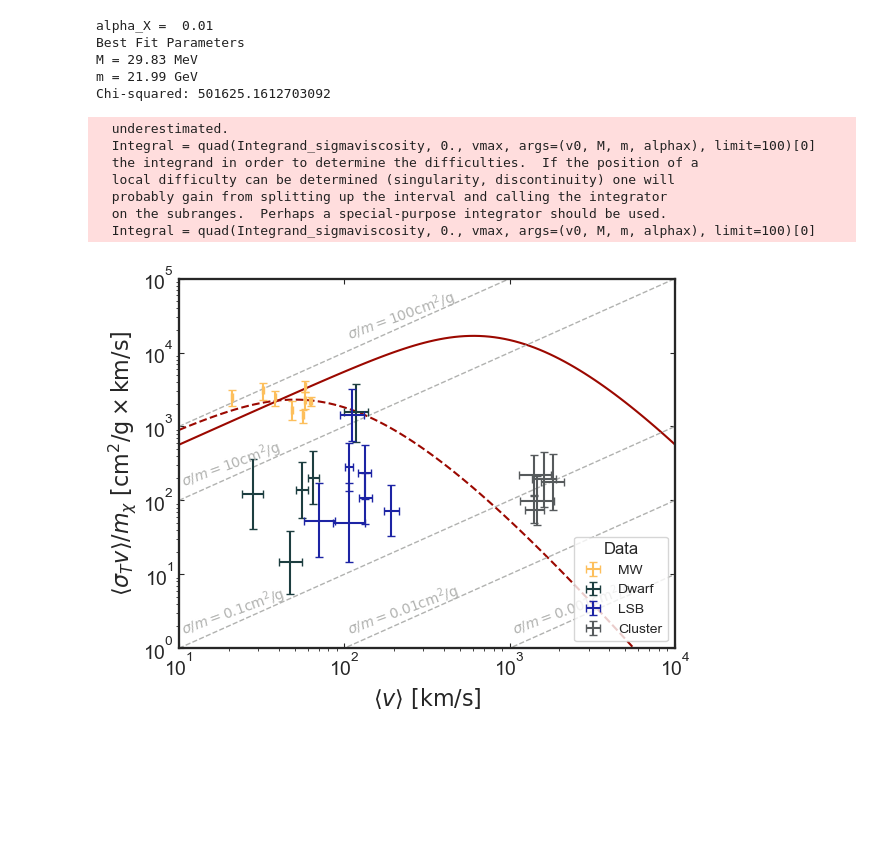
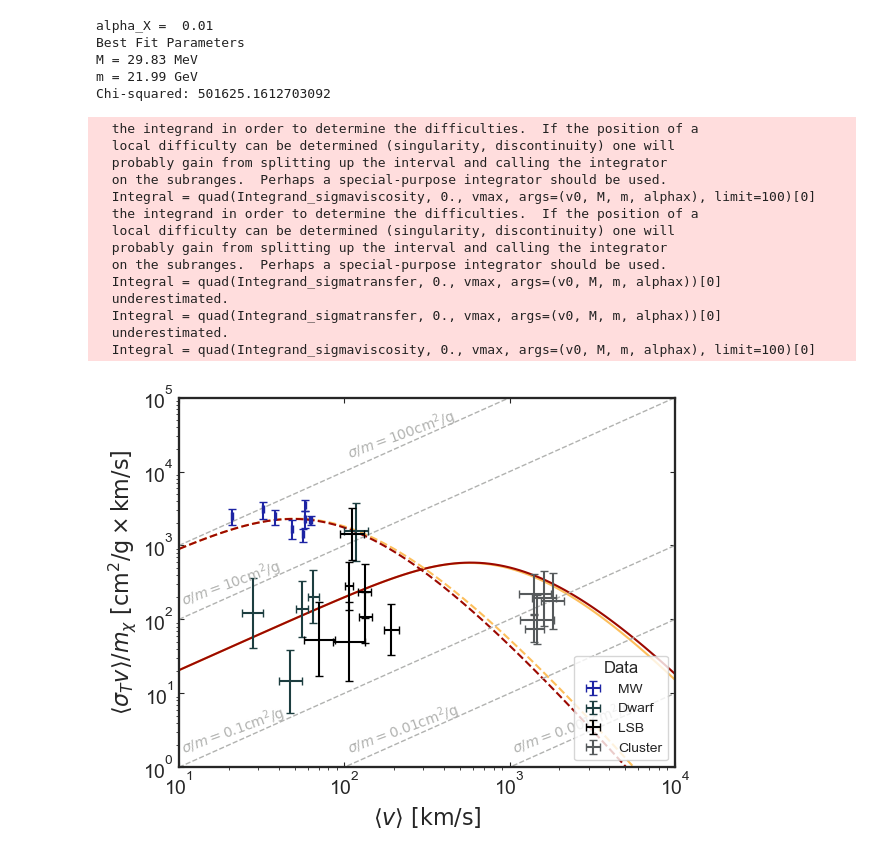
Before and after one commit to nigomezcr/Leptophilic-Atlas-Repo, a Jupyter notebook: DarkMatterFits.ipynb, the cells around one changed output. Drawn from its saved outputs; the diff is of its cells as text; code cells hidden in the pictures; blank space fills up the shorter version.

```diff
--- a/DarkMatterFits.ipynb
+++ b/DarkMatterFits.ipynb
@@ -107,7 +107,7 @@ def compute_fit(Xsec, alphax):
     print('m = {0:.2f} GeV'.format(m_bf))
     print("Chi-squared:", compute_chi2((M_bf, m_bf), alphax))
 # %%
-compute_fit(Average_sigmaviscosity, 0.007)
+compute_fit(Average_sigmatransfer, 0.01)
 # %% [output]
   the integrand in order to determine the difficulties.  If the position of a
   local difficulty can be determined (singularity, discontinuity) one will
@@ -170,6 +168,7 @@ v_array = np.logspace(1., 4, 100)
 v0 = v_array*np.sqrt(np.pi)/4
 
 sigvm_array = np.zeros(100)
+sigvm_array_t = np.zeros(100)
 sigvm_array2 = np.zeros(100)
 sigvm_array3 = np.zeros(100)
 
@@ -184,13 +183,15 @@ mDM, mDM2, mDM3 = 22, 7, 161
 
 for i in range(100):
     sigvm_array[i] = Average_sigmaviscosity(v0[i], mZp, mDM, alphaDM)
+    sigvm_array_t[i] = Average_sigmatransfer(v0[i], mZp, mDM, alphaDM)
     sigvm_array2[i] = Average_sigmaviscosity(v0[i], mZp3, mDM3, alphaDM3)
-    sigvm_array3[i] = Average_sigmaviscosity(v0[i], mZp3, mDM3, alphaDM3)
+    sigvm_array3[i] = Average_sigmatransfer(v0[i], mZp3, mDM3, alphaDM3)
 
 # Model Plot
-model1, = ax.plot(v_array, sigvm_array, color=MainColor1, label='DM1')
-model2, = ax.plot(v_array, sigvm_array2, color=MainColor1, linestyle='dashed', label='DM2')
-#model3, = ax.plot(v_array, sigvm_array3, color=MainColor1, linestyle='dotted', label='DM3')
+model_t, = ax.plot(v_array, sigvm_array_t, color=BackgroundColor3, label='Chi-2 Fit')
+model1, = ax.plot(v_array, sigvm_array, color=MainColor1, label='Chi-2 Fit')
+model2, = ax.plot(v_array, sigvm_array2, color=BackgroundColor3, linestyle='dashed', label='Viscosity')
+model3, = ax.plot(v_array, sigvm_array3, color=MainColor1, linestyle='dashed', label='Transfer')
 #first_legend = ax.legend(handles=[model1, model2, model3], loc=2, title='Models')
 #ax.add_artist(first_legend)
 
@@ -208,34 +209,41 @@ ax.plot(v_array, 10*v_array, color=DiagonalsColor, linestyle='dashed', lw=Diagon
 ax.text(10, 150, r'$ \sigma/m = 10 \mathrm{cm^2/g}$', size=10, rotation=20, color=DiagonalsColor)
 ax.plot(v_array, 100*v_array, color=DiagonalsColor, linestyle='dashed', lw=Diagonalswidth)
 ax.text(100, 1.5e4, r'$ \sigma/m = 100 \mathrm{cm^2/g}$', size=10, rotation=20, color=DiagonalsColor)
 
 # Data
-data1 = ax.errorbar(VelocityData, CrossSectionData, CrossSectionData_Err , VelocityData_Err , ls='', color=BackgroundColor3, capsize=3, label='MW')
+data1 = ax.errorbar(VelocityData, CrossSectionData, CrossSectionData_Err , VelocityData_Err , ls='', color=MainColor2, capsize=3, label='MW')
 data2 = ax.errorbar(Dwarf_x, Dwarf_y, (Dwarf_Err_d, Dwarf_Err_u), (Dwarf_Err_l, Dwarf_Err_r), ls='', color=BackgroundColor2, capsize=3, label='Dwarf')
-data3 = ax.errorbar(Galaxy_x, Galaxy_y, (Galaxy_Err_d, Galaxy_Err_u), (Galaxy_Err_l, Galaxy_Err_r), ls='', color=MainColor2, capsize=3, label='LSB')
+data3 = ax.errorbar(Galaxy_x, Galaxy_y, (Galaxy_Err_d, Galaxy_Err_u), (Galaxy_Err_l, Galaxy_Err_r), ls='', color='k', capsize=3, label='LSB')
 data4 = ax.errorbar(Cluster_x, Cluster_y, (Cluster_Err_d, Cluster_Err_u), (Cluster_Err_l, Cluster_Err_r), ls='', color=Gray1, capsize=3, label='Cluster')
 ax.legend(handles=[data1, data2, data3, data4], loc=4, title='Data')
 
 # Settings
 ax.tick_params(top=True, right=True, direction='in')
 ax.set_xlabel(r'$\langle v \rangle ~[ \mathrm{km/s}]$')
 ax.set_ylabel(r'$\langle\sigma_T v \rangle /m_{\chi} ~[\mathrm{cm^2/g \times km/s}]$')
 ax.set_xscale('log')
 ax.set_yscale('log')
 ax.set_ylim(1, 1e5)
 ax.set_xlim(10, 1e4)
 
 
 # Save and show the plot
 plt.savefig('Plots/GalaxyFit.pdf')
 plt.savefig('Plots/GalaxyFit.svg')
 plt.show()
 # %% [output]
-  underestimated.
+  the integrand in order to determine the difficulties.  If the position of a
+  local difficulty can be determined (singularity, discontinuity) one will
+  probably gain from splitting up the interval and calling the integrator
+  on the subranges.  Perhaps a special-purpose integrator should be used.
   Integral = quad(Integrand_sigmaviscosity, 0., vmax, args=(v0, M, m, alphax), limit=100)[0]
   the integrand in order to determine the difficulties.  If the position of a
   local difficulty can be determined (singularity, discontinuity) one will
   probably gain from splitting up the interval and calling the integrator
   on the subranges.  Perhaps a special-purpose integrator should be used.
+  Integral = quad(Integrand_sigmatransfer, 0., vmax, args=(v0, M, m, alphax))[0]
+  underestimated.
+  Integral = quad(Integrand_sigmatransfer, 0., vmax, args=(v0, M, m, alphax))[0]
+  underestimated.
   Integral = quad(Integrand_sigmaviscosity, 0., vmax, args=(v0, M, m, alphax), limit=100)[0]
-[figure, old version]
+[figure, new version]
```
Also changed, not shown: parts of 1 cell of this notebook, 3 other files.
